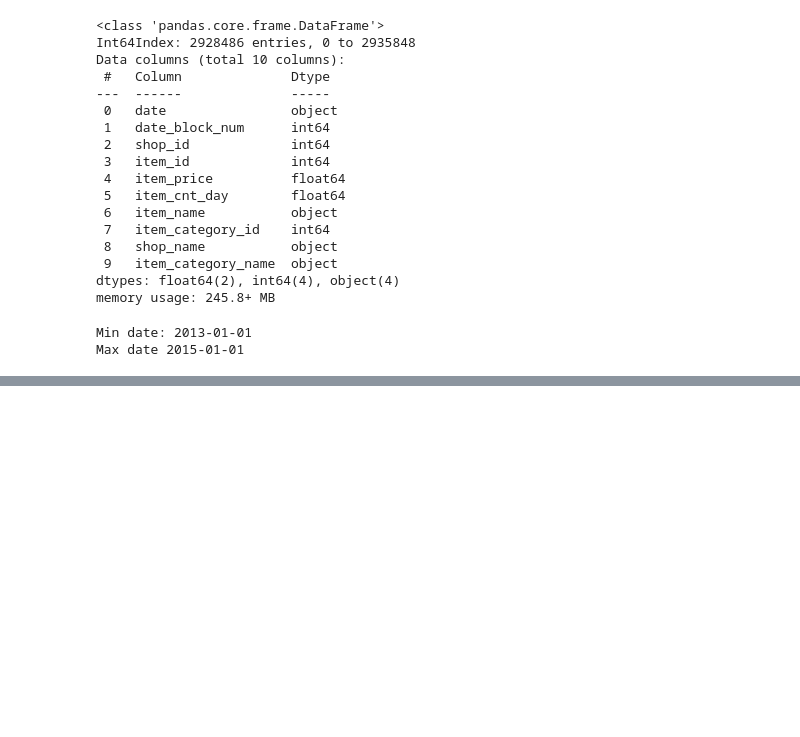
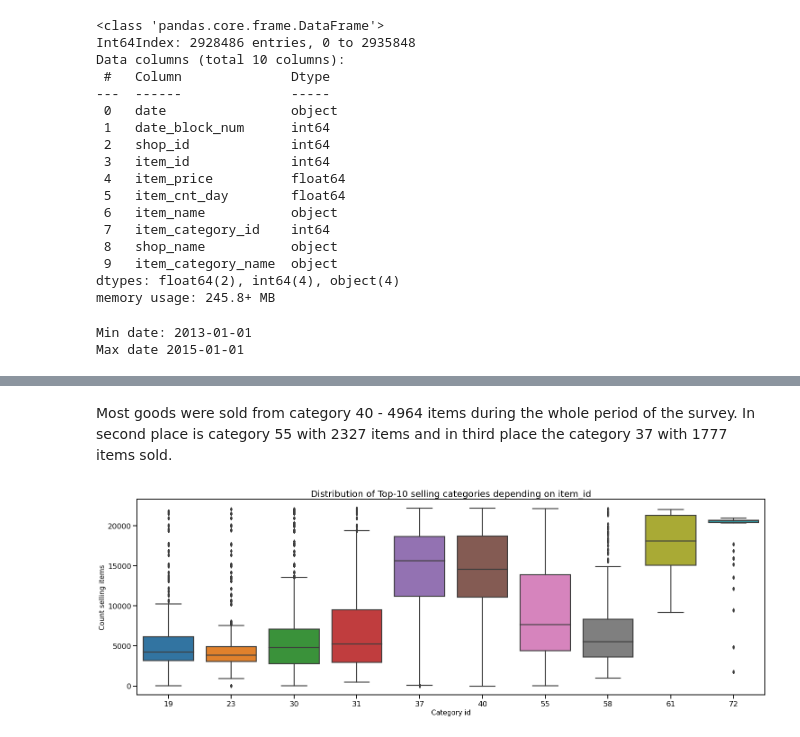
Before and after one commit to robynmundle/predict_future_sales, a Jupyter notebook: EDA Dataset.ipynb, the cells around one changed output, grey strips where cells are left out. Cells and saved outputs as stored; diff of their text form; code cells hidden in the pictures; blank space fills up the shorter version.

```diff
--- a/EDA Dataset.ipynb
+++ b/EDA Dataset.ipynb
@@ -189,0 +220,13 @@ fig.show()
+# %% [markdown]
+Most goods were sold from category 40 - 4964 items during the whole period of the survey. In second place is category 55 with 2327 items and in third place the category 37 with 1777 items sold.
+# %%
+distribution_categories = df[df['item_category_id'].isin(top_categories['item_category_id'])]
+
+plt.figure(figsize=(25,8));
+plt.title('Distribution of Top-10 selling categories depending on item_id', size=20);
+ax = sns.boxplot(x="item_category_id", y="item_id", data=distribution_categories);
+plt.xlabel('Category id', size=15);
+plt.ylabel('Count selling items', size=15);
+plt.show();
+# %% [output]
+[figure, added]
```
Also changed, not shown: parts of 14 cells of this notebook.
